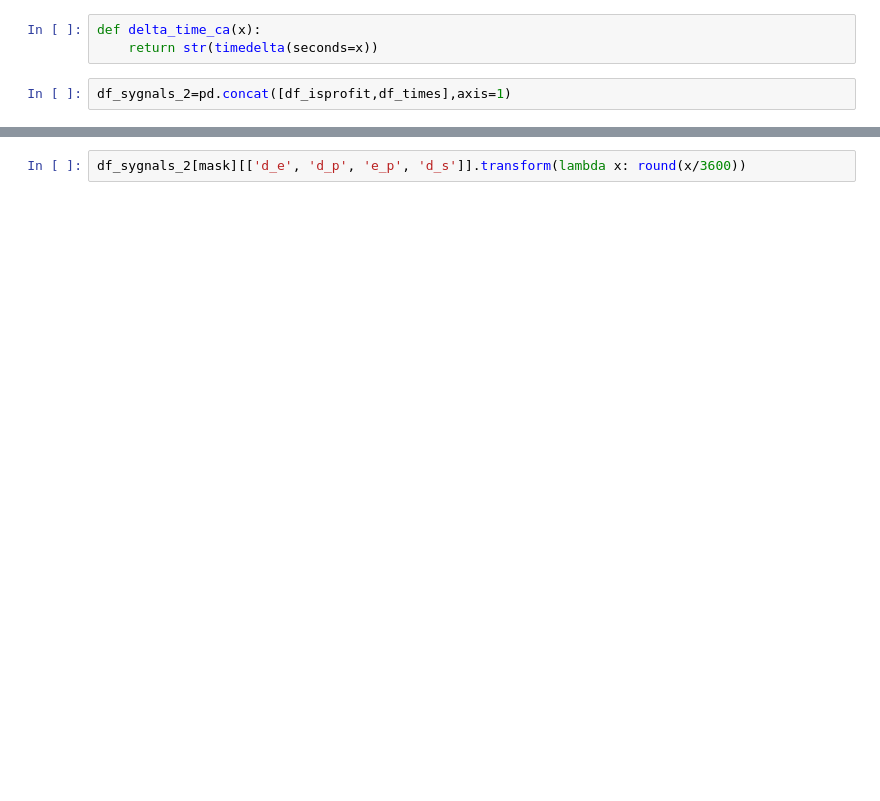
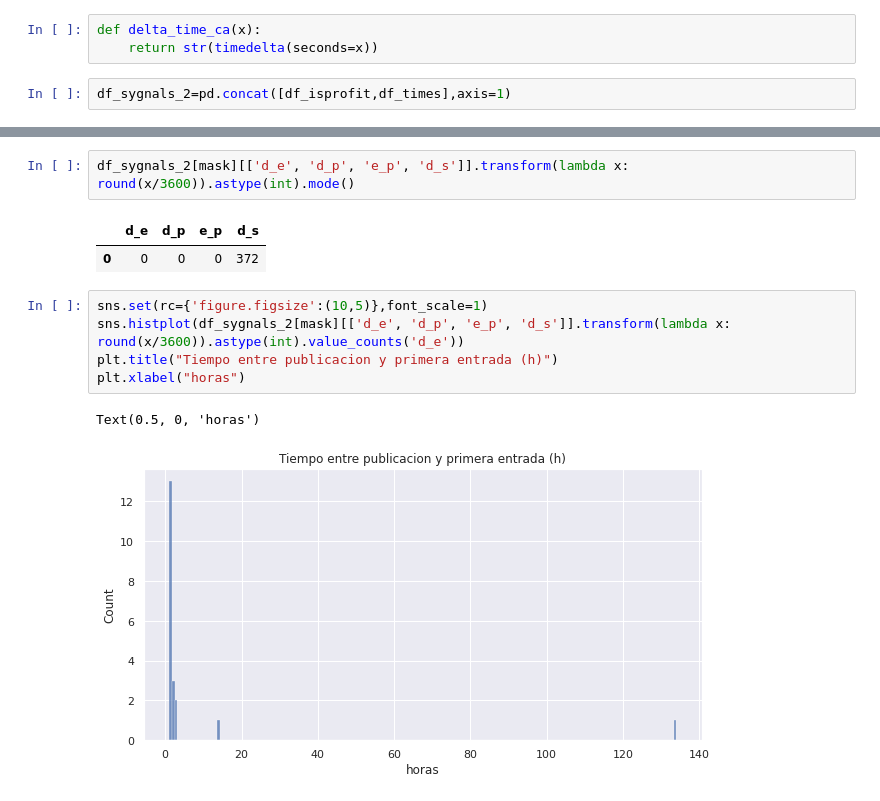
Before and after one commit to joankenobi/analisis_de_datos_copy_trading, a Jupyter notebook: Proyecto/notebooks/Exploracion_de_los_datos_pasantias.ipynb, the cells around one changed output, grey strips where cells are left out. Drawn from its saved outputs; the diff is of its cells as text; blank space fills up the shorter version.

Commit message:
calculando tiempos

```diff
--- a/Proyecto/notebooks/Exploracion_de_los_datos_pasantias.ipynb
+++ b/Proyecto/notebooks/Exploracion_de_los_datos_pasantias.ipynb
@@ -234,2 +442,13 @@ str(timedelta(seconds=5.048409e+07))
 # %%
-df_sygnals_2[mask][['d_e', 'd_p', 'e_p', 'd_s']].transform(lambda x: round(x/3600))
+df_sygnals_2[mask][['d_e', 'd_p', 'e_p', 'd_s']].transform(lambda x: round(x/3600)).astype(int).mode()
+# %% [output]
+|  | d_e | d_p | e_p | d_s |
+| 0 | 0 | 0 | 0 | 372 |
+# %%
+sns.set(rc={'figure.figsize':(10,5)},font_scale=1)
+sns.histplot(df_sygnals_2[mask][['d_e', 'd_p', 'e_p', 'd_s']].transform(lambda x: round(x/3600)).astype(int).value_counts('d_e'))
+plt.title("Tiempo entre publicacion y primera entrada (h)")
+plt.xlabel("horas")
+# %% [output]
+Text(0.5, 0, 'horas')
+[figure, added]
```
Also changed, not shown: parts of 33 cells of this notebook.
